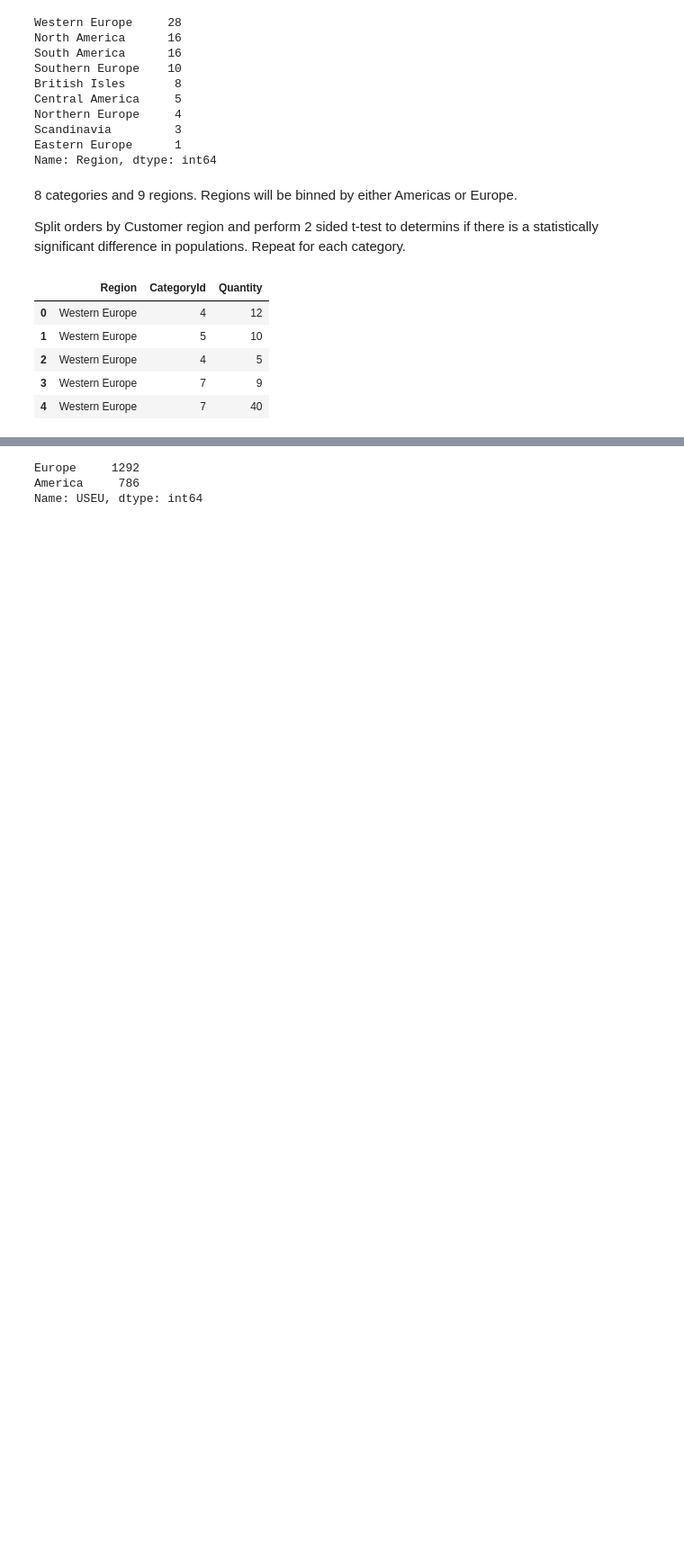
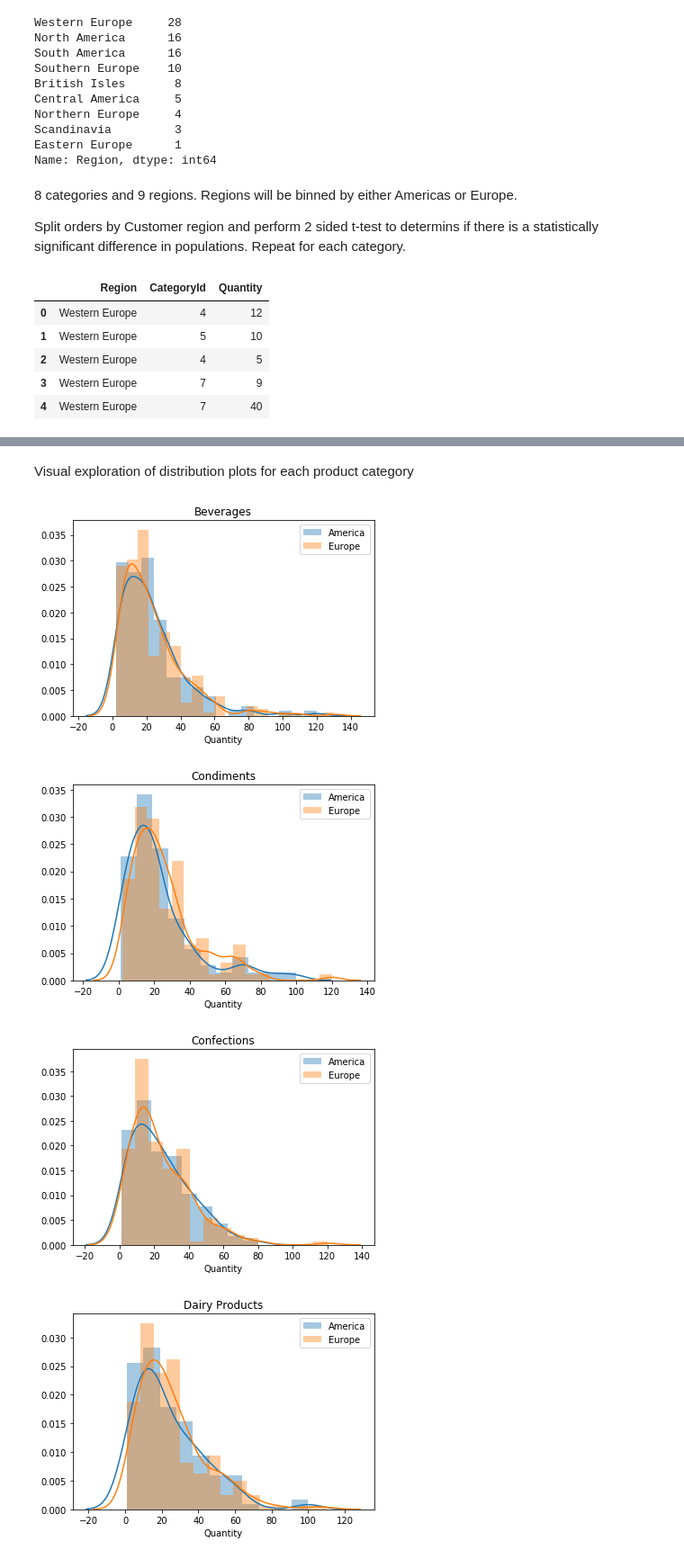
Before and after one commit to ktzioumis/Northwind-Traders, a Jupyter notebook: Project2.ipynb, the cells around one changed output, grey strips where cells are left out. Shown: that part at 90% size. Cells and saved outputs as stored; diff of their text form; code cells hidden in the pictures; blank space fills up the shorter version.

```diff
--- a/Project2.ipynb
+++ b/Project2.ipynb
@@ -255,8 +255,8 @@ A peak is observed at a discount rate 0.05. At this discount rate Order value is
 # %% [markdown]
 Start by investigating the product categories and regions
 # %%
-df=pd.read_sql('''SELECT * FROM category''',conn)
-df
+product_cats=pd.read_sql('''SELECT * FROM category''',conn)
+product_cats
 # %% [output]
 |  | Id | CategoryName | Description |
 | 0 | 1 | Beverages | Soft drinks, coffees, teas, beers... |
@@ -302,2 +304,2 @@ df.head()
 # %%
-df['USEU']=np.where(df['Region'].str.contains('America'), 'America', 'Europe')
+df['AE']=np.where(df['Region'].str.contains('America'), 'America', 'Europe')
@@ -317,6 +325,0 @@ Name: Region, dtype: int64
-# %%
-df.USEU.value_counts()
-# %% [output]
-Europe     1292
-America     786
-Name: USEU, dtype: int64
@@ -324,0 +326,17 @@ USEU=df.drop(columns='Region')
+# %%
+#drop previous Region column as it is no longer necessary
+AE=df.drop(columns='Region')
+# %% [markdown]
+Visual exploration of distribution plots for each product category
+# %%
+for prod in product_cats.Id:
+    sns.distplot(AE.loc[AE.CategoryId==prod].loc[AE.AE=='America'].Quantity, label='America')
+    sns.distplot(AE.loc[AE.CategoryId==prod].loc[AE.AE=='Europe'].Quantity, label='Europe')
+    plt.title(product_cats['CategoryName'][prod-1])
+    plt.legend()
+    plt.show()
+# %% [output]
+[figure, added]
+[figure, added]
+[figure, added]
+[figure, added]
```
Also changed, not shown: parts of 43 cells of this notebook.
